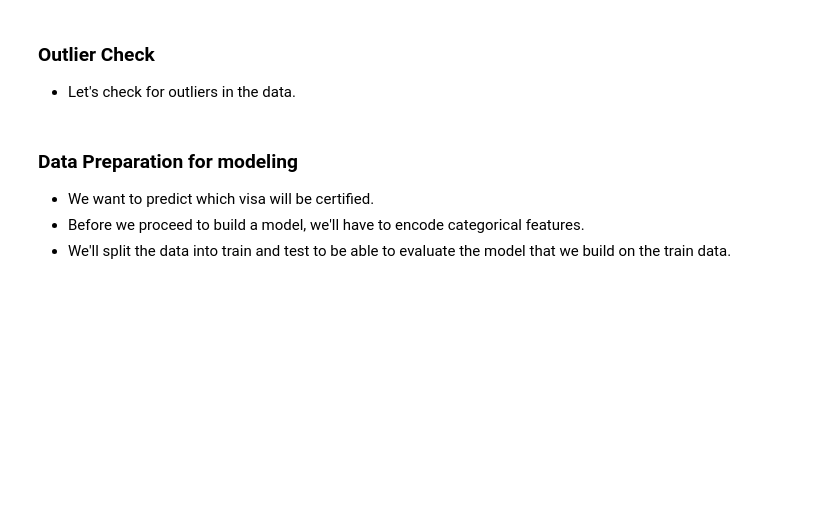
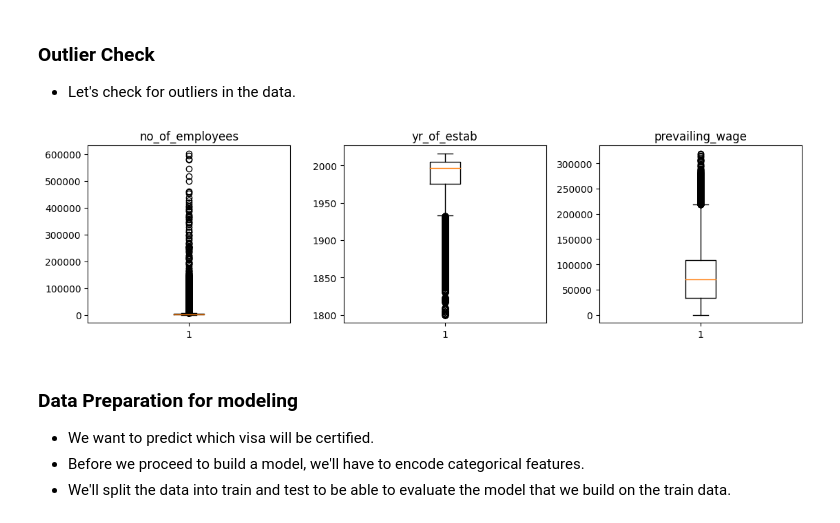
Before and after one commit to erika024/data-science, a Jupyter notebook: DSBA_Project_EasyVisa_LowCode.ipynb, the cells around one changed output. Saved outputs shown, nothing was run; the diff lists cells and outputs as text; code cells hidden in the pictures; blank space fills up the shorter version.

```diff
--- a/DSBA_Project_EasyVisa_LowCode.ipynb
+++ b/DSBA_Project_EasyVisa_LowCode.ipynb
@@ -623,13 +637,18 @@ stacked_barplot('_______') ## Complete the code to plot stacked barplot for unit
 # %%
 # outlier detection using boxplot
 numeric_columns = data.select_dtypes(include=np.number).columns.tolist()
 
 
 plt.figure(figsize=(15, 12))
 
 for i, variable in enumerate(numeric_columns):
-    '_______' ## Complete the code to create boxplots for all the numeric columns
+    plt.subplot(4, 4, i + 1)
+    plt.boxplot(data[variable], whis=1.5)
+    plt.tight_layout()
+    plt.title(variable) ## Complete the code to create boxplots for all the numeric columns
 plt.show()
+# %% [output]
+[figure, added]
 # %% [markdown]
 ### Data Preparation for modeling
 
```
Also changed, not shown: parts of 49 cells of this notebook.
